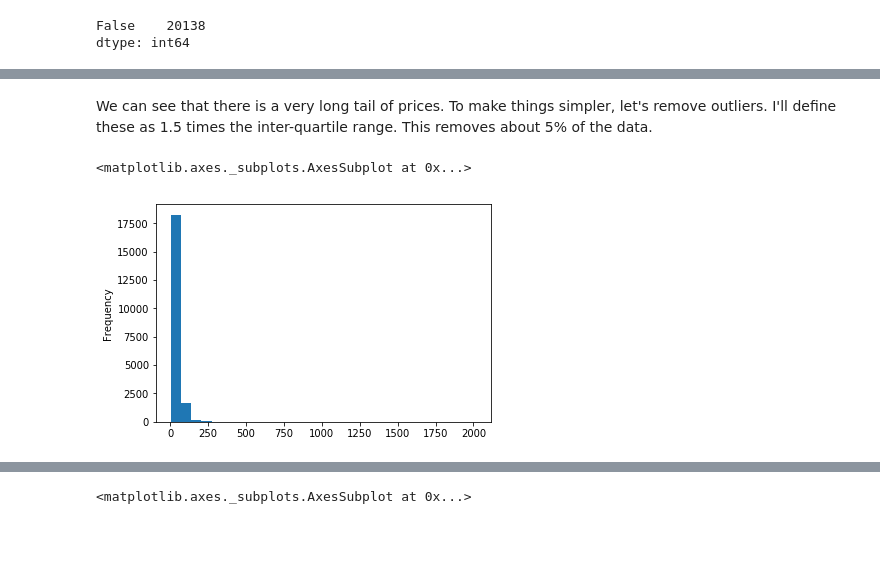
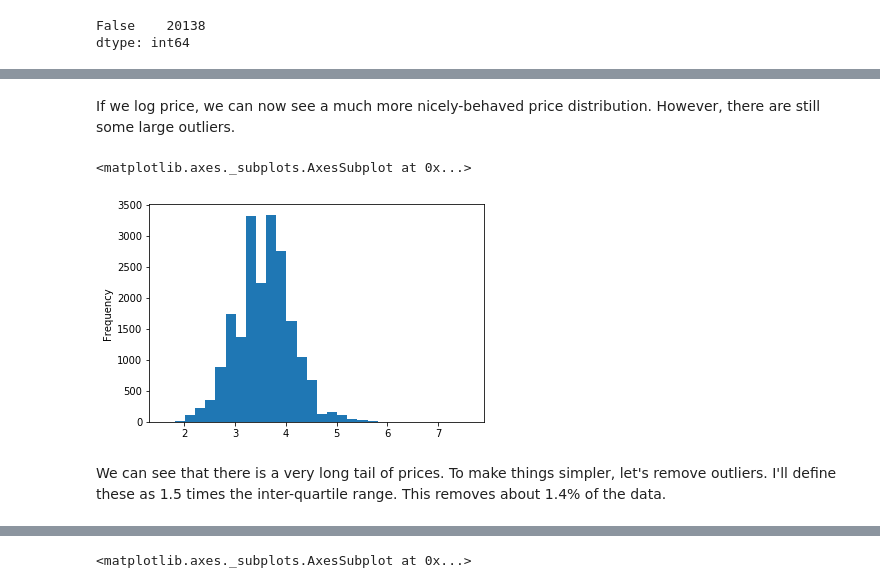
Before and after one commit to jbertscher/wining-and-mining, a Jupyter notebook: notebooks/2.0-jb-value-for-money.ipynb, the cells around one changed output, grey strips where cells are left out. Saved outputs shown, nothing was run; the diff lists cells and outputs as text; code cells hidden in the pictures; blank space fills up the shorter version.

```diff
--- a/notebooks/2.0-jb-value-for-money.ipynb
+++ b/notebooks/2.0-jb-value-for-money.ipynb
@@ -89,7 +97,10 @@ dtype: int64
+# %% [markdown]
+If we log price, we can now see a much more nicely-behaved price distribution. However, there are still some large outliers.
+# %%
+wine['log_price'] = np.log(wine['price'])
+wine['log_price'].plot.hist(bins=30)
+# %% [output]
+<matplotlib.axes._subplots.AxesSubplot at 0x...>
+[figure, added]
 # %% [markdown]
-We can see that there is a very long tail of prices. To make things simpler, let's remove outliers. I'll define these as 1.5 times the inter-quartile range. This removes about 5% of the data.
+We can see that there is a very long tail of prices. To make things simpler, let's remove outliers. I'll define these as 1.5 times the inter-quartile range. This removes about 1.4% of the data.
-# %%
-wine['price'].plot.hist(bins=30)
-# %% [output]
-<matplotlib.axes._subplots.AxesSubplot at 0x...>
-[figure, removed]
```
Also changed, not shown: parts of 14 cells of this notebook.
